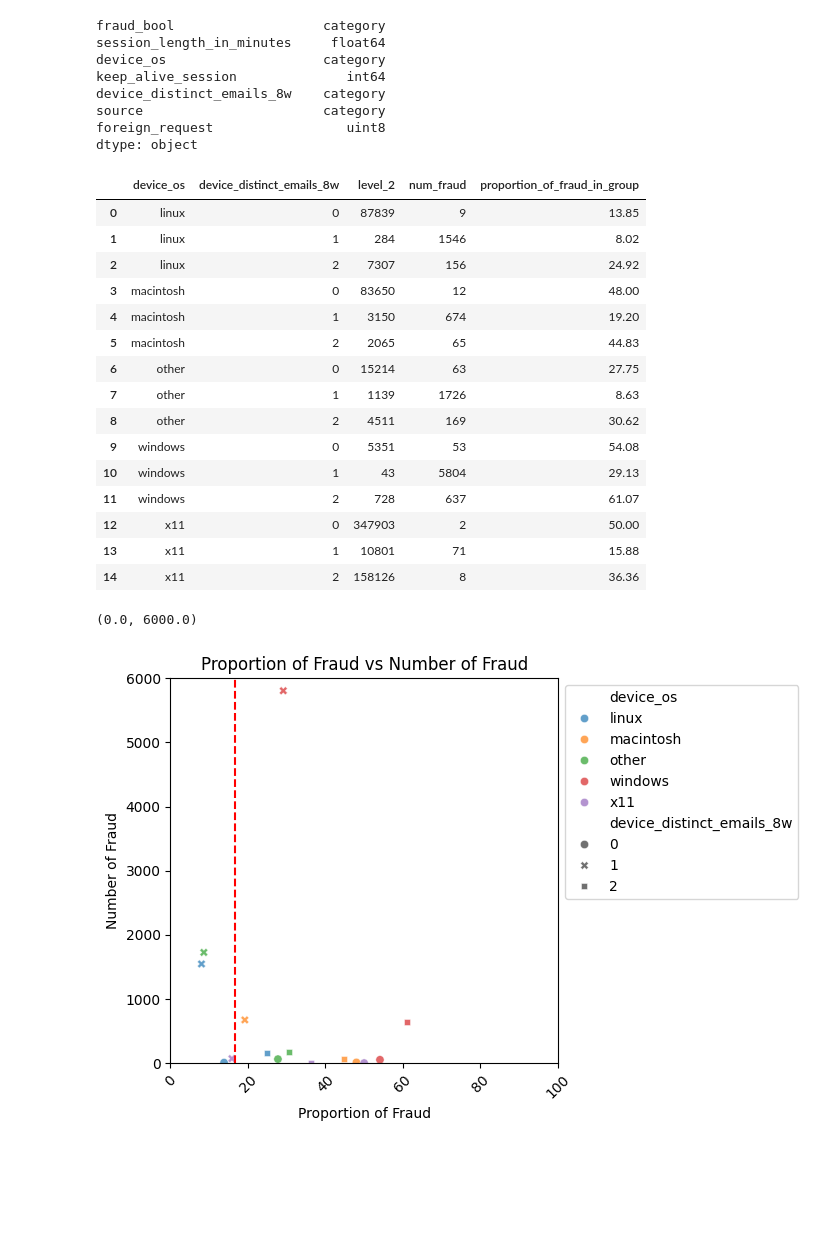
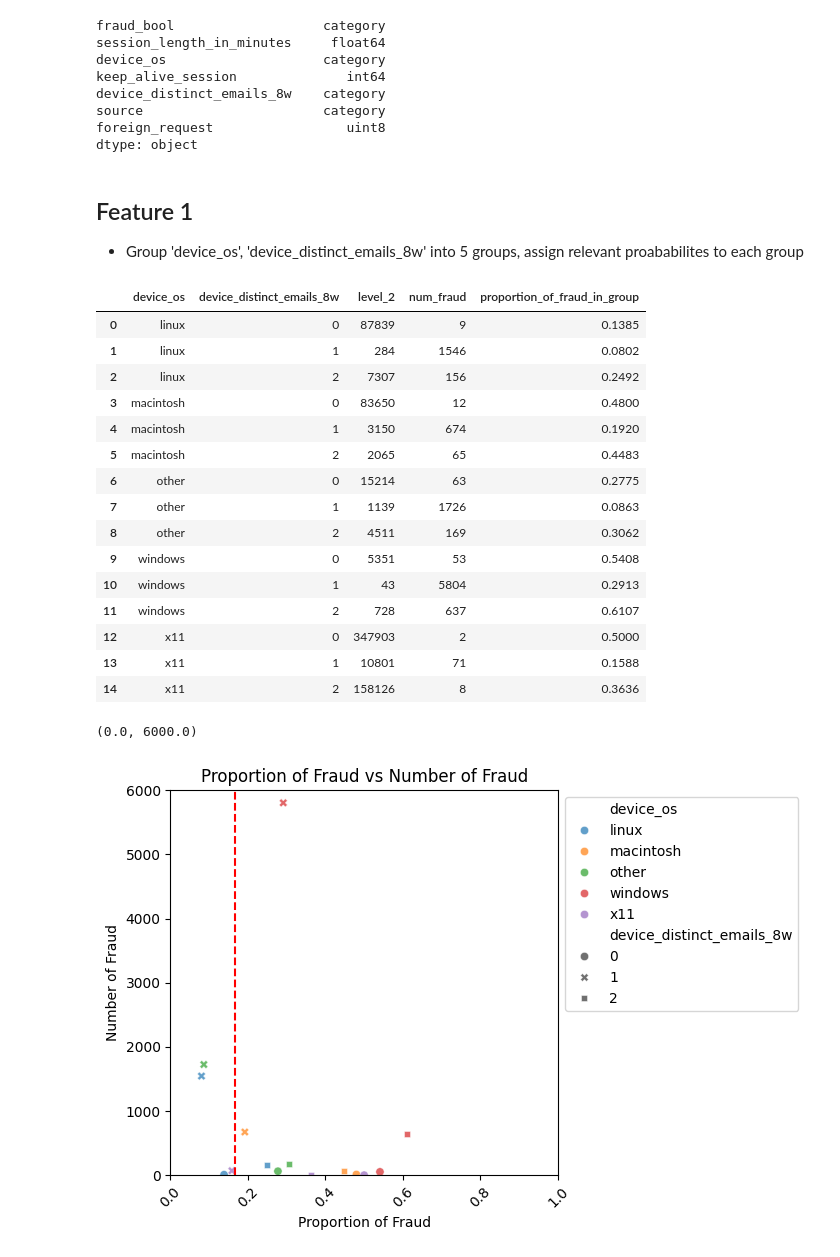
Before and after one commit to kclzl-nus/Detect-Fraudulent-Bank-Accounts, a Jupyter notebook: notebooks/2.0-kclzl-hyp-device-activity.ipynb, the cells around one changed output. Saved outputs shown, nothing was run; the diff lists cells and outputs as text; code cells hidden in the pictures; blank space fills up the shorter version.

```diff
--- a/notebooks/2.0-kclzl-hyp-device-activity.ipynb
+++ b/notebooks/2.0-kclzl-hyp-device-activity.ipynb
@@ -614,46 +614,50 @@ def getFraudInfo(group):
     # get total count of fraud within this group
     fraud_count = group['fraud_bool'].value_counts().to_frame().loc[1, "count"]
     total_count = group.shape[0]
-    fraud_percentage = round(fraud_count / total_count * 100, 2)
+    fraud_proportion = round(fraud_count / total_count, 4)
 
     group['num_fraud'] = fraud_count
-    group['proportion_of_fraud_in_group'] = fraud_percentage
+    group['proportion_of_fraud_in_group'] = fraud_proportion
     return group[['num_fraud', 'proportion_of_fraud_in_group']].drop_duplicates()
+# %% [markdown]
+## Feature 1
+
+* Group 'device_os', 'device_distinct_emails_8w' into 5 groups, assign relevant proababilites to each group
 # %%
 # feature01: device_os is 'windows' and device_distinct_emails_8w is 0 or 2
 device_activity_df.groupby(['device_os', 'device_distinct_emails_8w']).apply(getFraudInfo).reset_index()
 # %% [output]
 |  | device_os | device_distinct_emails_8w | level_2 | num_fraud | proportion_of_fraud_in_group |
-| 0 | linux | 0 | 87839 | 9 | 13.85 |
-| 1 | linux | 1 | 284 | 1546 | 8.02 |
-| 2 | linux | 2 | 7307 | 156 | 24.92 |
-| 3 | macintosh | 0 | 83650 | 12 | 48.00 |
-| 4 | macintosh | 1 | 3150 | 674 | 19.20 |
-| 5 | macintosh | 2 | 2065 | 65 | 44.83 |
-| 6 | other | 0 | 15214 | 63 | 27.75 |
-| 7 | other | 1 | 1139 | 1726 | 8.63 |
-| 8 | other | 2 | 4511 | 169 | 30.62 |
-| 9 | windows | 0 | 5351 | 53 | 54.08 |
-| 10 | windows | 1 | 43 | 5804 | 29.13 |
-| 11 | windows | 2 | 728 | 637 | 61.07 |
-| 12 | x11 | 0 | 347903 | 2 | 50.00 |
-| 13 | x11 | 1 | 10801 | 71 | 15.88 |
-| 14 | x11 | 2 | 158126 | 8 | 36.36 |
+| 0 | linux | 0 | 87839 | 9 | 0.1385 |
+| 1 | linux | 1 | 284 | 1546 | 0.0802 |
+| 2 | linux | 2 | 7307 | 156 | 0.2492 |
+| 3 | macintosh | 0 | 83650 | 12 | 0.4800 |
+| 4 | macintosh | 1 | 3150 | 674 | 0.1920 |
+| 5 | macintosh | 2 | 2065 | 65 | 0.4483 |
+| 6 | other | 0 | 15214 | 63 | 0.2775 |
+| 7 | other | 1 | 1139 | 1726 | 0.0863 |
+| 8 | other | 2 | 4511 | 169 | 0.3062 |
+| 9 | windows | 0 | 5351 | 53 | 0.5408 |
+| 10 | windows | 1 | 43 | 5804 | 0.2913 |
+| 11 | windows | 2 | 728 | 637 | 0.6107 |
+| 12 | x11 | 0 | 347903 | 2 | 0.5000 |
+| 13 | x11 | 1 | 10801 | 71 | 0.1588 |
+| 14 | x11 | 2 | 158126 | 8 | 0.3636 |
 # %%
 # plot a scatter plot, x-axis: proportion of fraud, y-axis: number of fraud
 # plot a vertical line at x = 1/6, make title, x-axis label, y-axis label, and legend, x-axis tilt by 45 degrees
 # color code by device_os and device_distinct_emails_8w, for example, device_os = 'windows' and device_distinct_emails_8w = 0 is red, etc..
 # axes must start from 0
 plt.figure(figsize=(5, 5))
 sns.scatterplot(data=device_activity_df.groupby(['device_os', 'device_distinct_emails_8w']).apply(getFraudInfo).reset_index(), x='proportion_of_fraud_in_group', y='num_fraud', hue='device_os', style='device_distinct_emails_8w', alpha=0.7)
-plt.axvline(x=100/6, color='r', linestyle='--')
+plt.axvline(x=1/6, color='r', linestyle='--')
 plt.title('Proportion of Fraud vs Number of Fraud')
 plt.xlabel('Proportion of Fraud')
 plt.ylabel('Number of Fraud')
 plt.xticks(rotation=45)
 plt.legend(loc='upper left', bbox_to_anchor=(1, 1))
-plt.xlim(0, 100)
+plt.xlim(0, 1)
 plt.ylim(0, 6000)
 # %% [output]
 (0.0, 6000.0)
-[figure, old version]
+[figure, new version]
```
Also changed, not shown: parts of 25 cells of this notebook.
